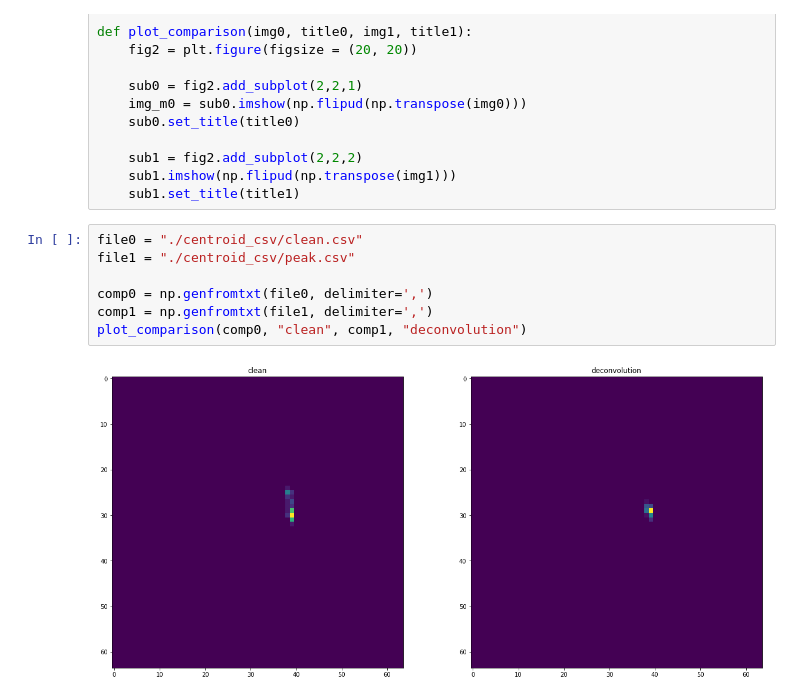
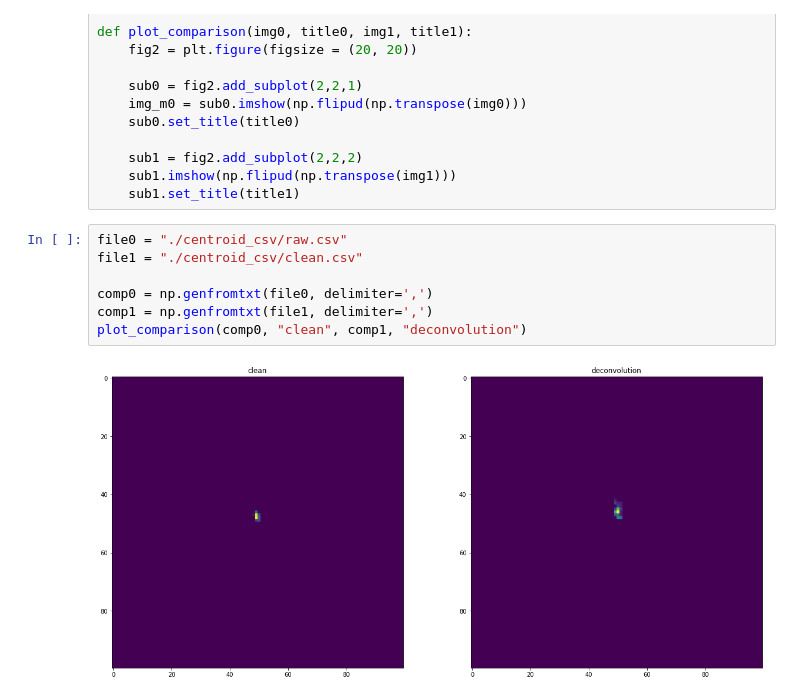
Before and after one commit to lord-blueberry/p7-cs, a Jupyter notebook: sandbox/03_centroids.ipynb, the cells around one changed output. Cells and saved outputs as stored; diff of their text form.

```diff
--- a/sandbox/03_centroids.ipynb
+++ b/sandbox/03_centroids.ipynb
@@ -31,11 +31,11 @@ def plot_comparison(img0, title0, img1, title1):
     sub1.imshow(np.flipud(np.transpose(img1)))
     sub1.set_title(title1)
 # %%
-file0 = "./centroid_csv/clean.csv"
-file1 = "./centroid_csv/peak.csv"
+file0 = "./centroid_csv/raw.csv"
+file1 = "./centroid_csv/clean.csv"
 
 comp0 = np.genfromtxt(file0, delimiter=',')
 comp1 = np.genfromtxt(file1, delimiter=',')
 plot_comparison(comp0, "clean", comp1, "deconvolution")
 # %% [output]
-[figure, old version]
+[figure, new version]
```
Also changed, not shown: 5 other files.
